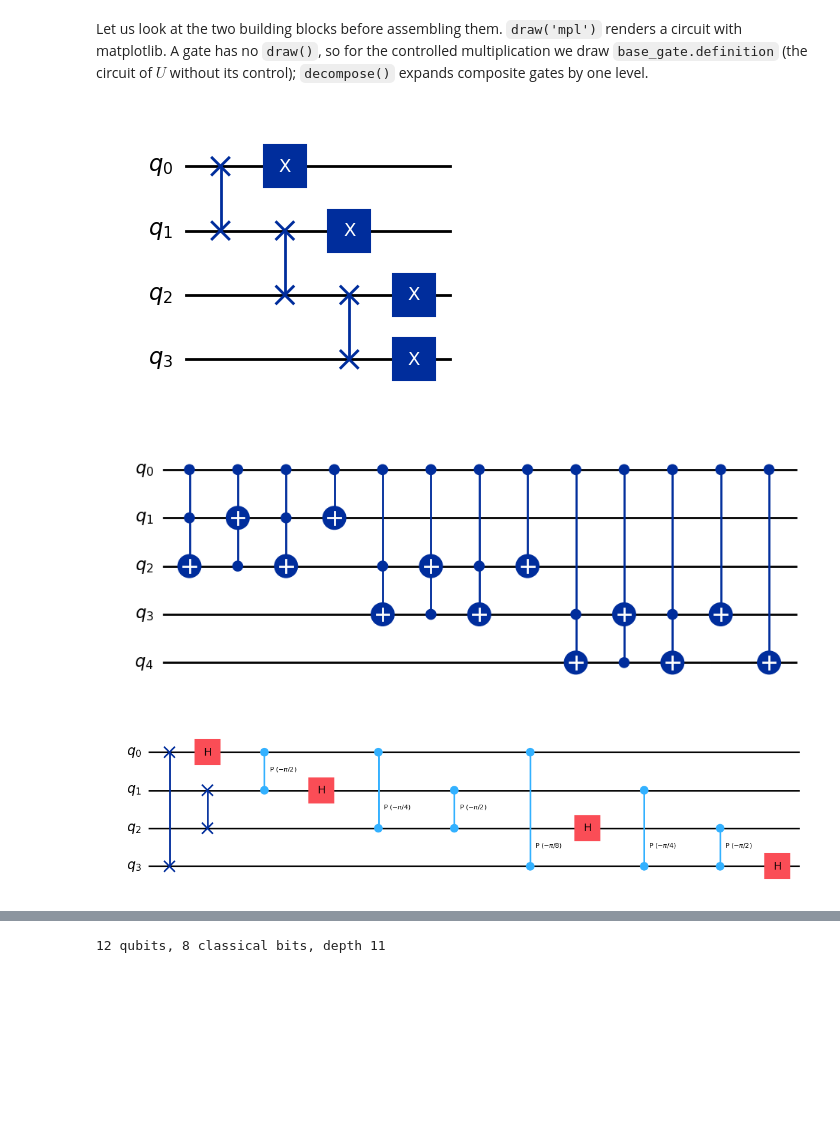
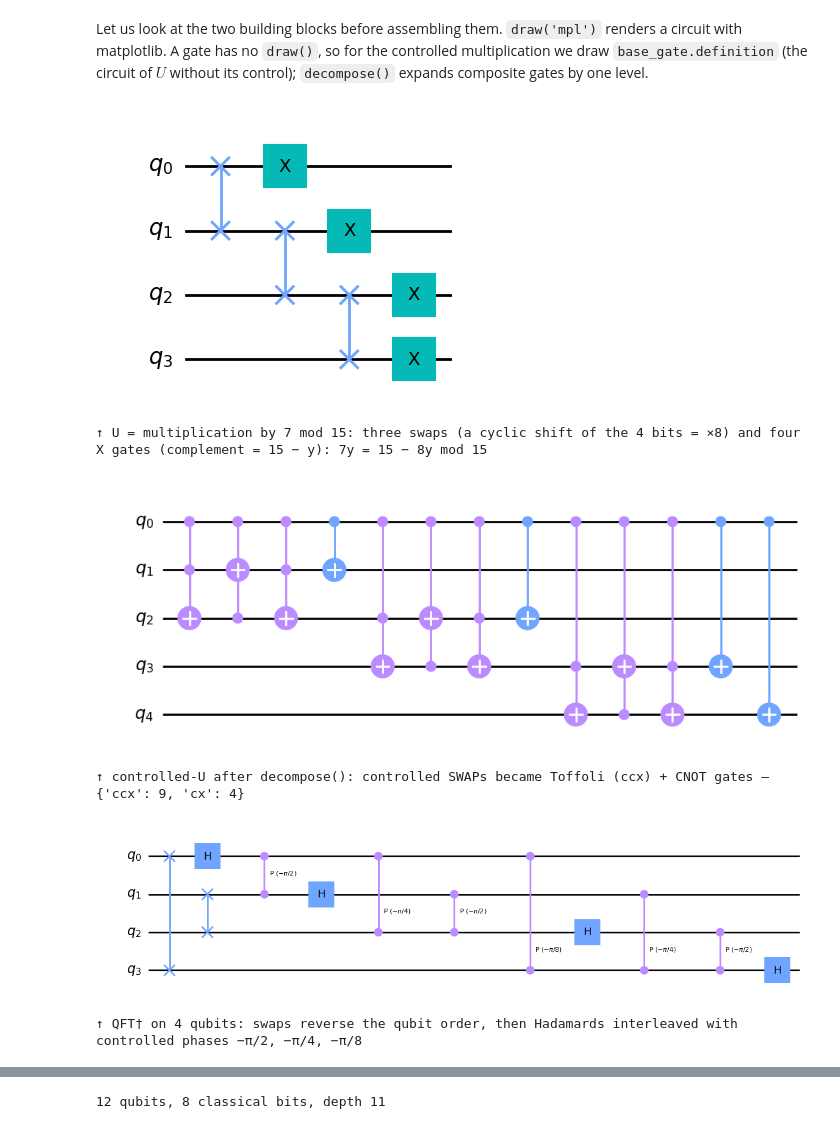
Before and after one commit to rcapp2506/QC-Course, a Jupyter notebook: IBM/period_finding_and_shor.ipynb, the cells around one changed output, grey strips where cells are left out. Cells and saved outputs as stored; diff of their text form; code cells hidden in the pictures; blank space fills up the shorter version.

```diff
--- a/IBM/period_finding_and_shor.ipynb
+++ b/IBM/period_finding_and_shor.ipynb
@@ -8,6 +8,8 @@ from math import gcd                   # greatest common divisor
 from numpy.random import randint       # random integers
 import pandas as pd                    # tables (DataFrame) for printing results
 from fractions import Fraction         # exact rational numbers; .limit_denominator() = continued fractions
+from IPython.display import display                      # show a figure (e.g. a circuit drawing) from the middle of a cell
+def draw(qc, fold=-1, **kw): return qc.draw("mpl", style="clifford", fold=fold, **kw)   # every circuit picture: matplotlib drawer; fold=-1 = one long row, fold=N wraps after N columns
 print("Imports Successful")
 # %% [output]
 Imports Successful
@@ -102,16 +147,20 @@ matplotlib. A gate has no `draw()`, so for the controlled multiplication we draw
 (the circuit of $U$ without its control); `decompose()` expands composite gates by one level.
 # %%
 # U for a = 7, power = 1: multiplication by 7 mod 15 on the 4-qubit work register
-display(c_amod15(7, 1).base_gate.definition.draw('mpl'))   # display(): show a figure that is not the last line
+display(draw(c_amod15(7, 1).base_gate.definition))   # .base_gate = the gate without its control; .definition = the circuit it was built from
+print("↑ U = multiplication by 7 mod 15: three swaps (a cyclic shift of the 4 bits = ×8) and four X gates (complement = 15 − y): 7y = 15 − 8y mod 15")
 
 # The controlled version inside a 5-qubit circuit (qubit 0 = control), expanded one level
 cU = QuantumCircuit(5)
 cU.append(c_amod15(7, 1), [0, 1, 2, 3, 4])    # append(gate, qubits): control first, then the 4 work qubits
-display(cU.decompose().draw('mpl'))
+display(draw(cU.decompose())); print(f"↑ controlled-U after decompose(): controlled SWAPs became Toffoli (ccx) + CNOT gates — {dict(cU.decompose().count_ops())}")
 
-# The inverse QFT on 4 qubits (the last expression of a cell is displayed automatically)
-qft_dagger(4).draw('mpl')
+# The inverse QFT on 4 qubits
+display(draw(qft_dagger(4))); print("↑ QFT† on 4 qubits: swaps reverse the qubit order, then Hadamards interleaved with controlled phases −π/2, −π/4, −π/8")
 # %% [output]
-[figure, old version]
+[figure, new version]
+↑ U = multiplication by 7 mod 15: three swaps (a cyclic shift of the 4 bits = ×8) and four X gates (complement = 15 − y): 7y = 15 − 8y mod 15
-[figure, old version]
+[figure, new version]
+↑ controlled-U after decompose(): controlled SWAPs became Toffoli (ccx) + CNOT gates — {'ccx': 9, 'cx': 4}
-[figure, old version]
+[figure, new version]
+↑ QFT† on 4 qubits: swaps reverse the qubit order, then Hadamards interleaved with controlled phases −π/2, −π/4, −π/8
```
Also changed, not shown: parts of 20 cells of this notebook, 5 other files.
